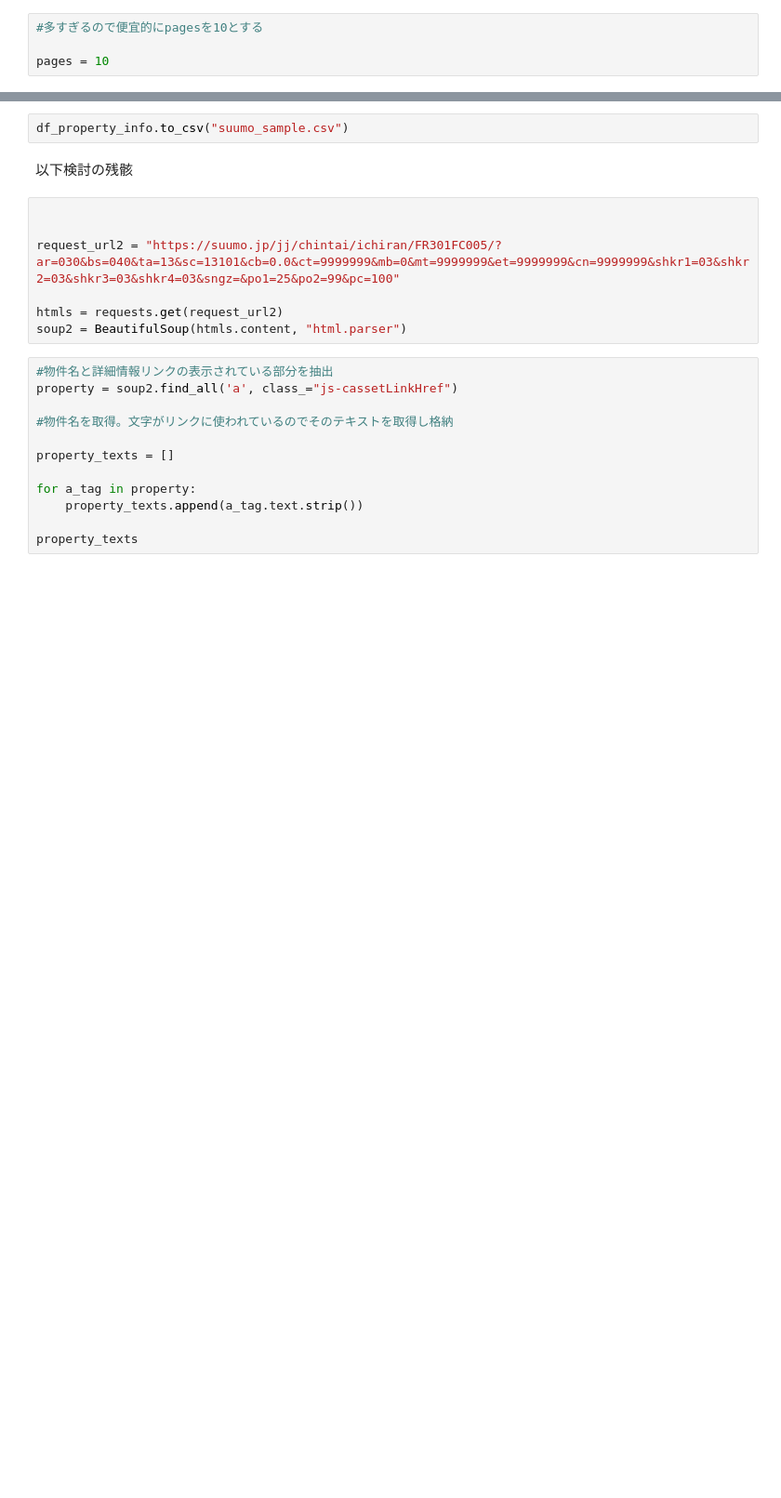
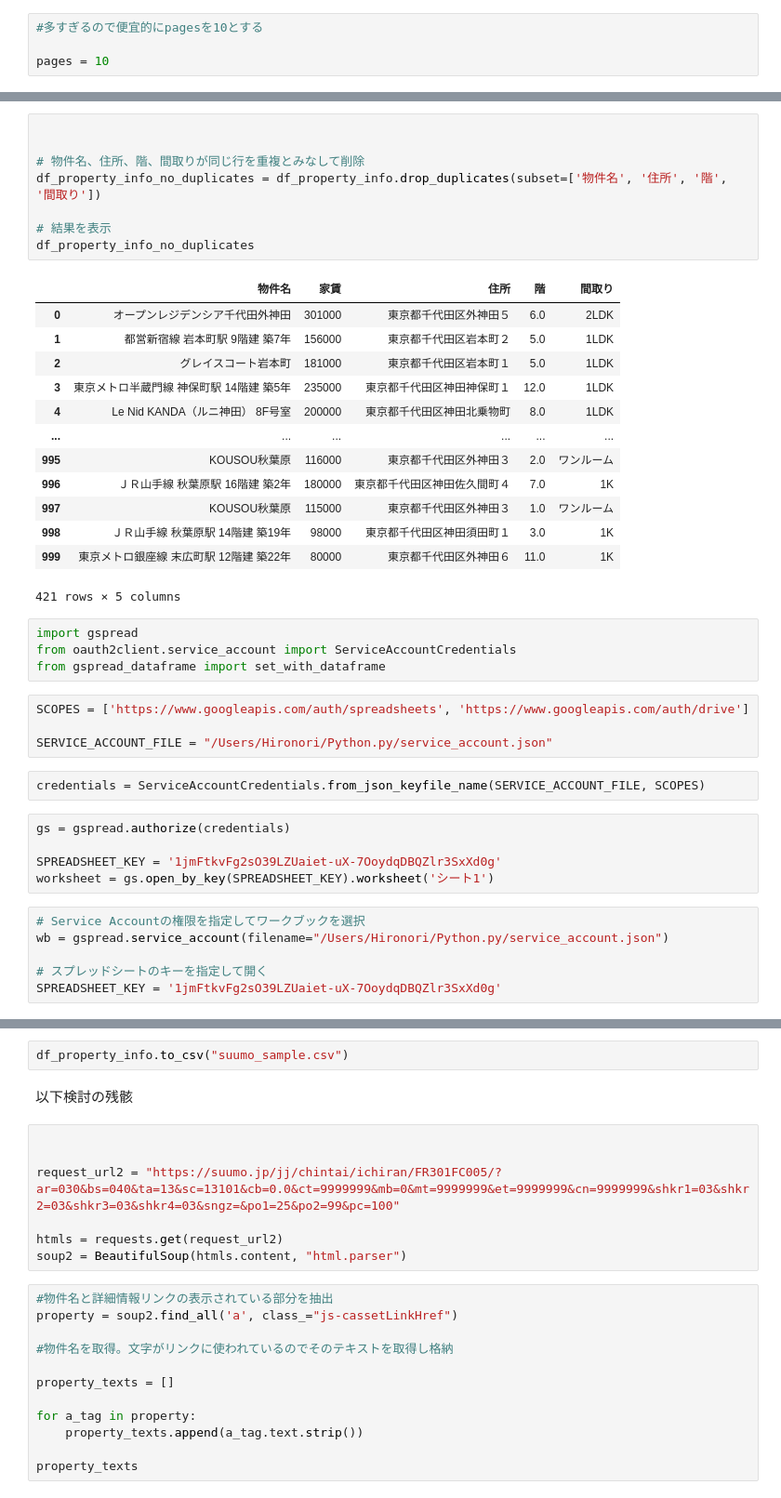
Before and after one commit to RIDLEYsan/tech0, a Jupyter notebook: SUUMO.ipynb, the cells around one changed output, grey strips where cells are left out. Shown at 93% size. Saved outputs shown, nothing was run; the diff lists cells and outputs as text; blank space fills up the shorter version.

```diff
--- a/SUUMO.ipynb
+++ b/SUUMO.ipynb
@@ -148 +148,44 @@ df_property_info
 1000 rows × 5 columns
+# %%
+
+
+# 物件名、住所、階、間取りが同じ行を重複とみなして削除
+df_property_info_no_duplicates = df_property_info.drop_duplicates(subset=['物件名', '住所', '階', '間取り'])
+
+# 結果を表示
+df_property_info_no_duplicates
+# %% [output]
+|  | 物件名 | 家賃 | 住所 | 階 | 間取り |
+| 0 | オープンレジデンシア千代田外神田 | 301000 | 東京都千代田区外神田５ | 6.0 | 2LDK |
+| 1 | 都営新宿線 岩本町駅 9階建 築7年 | 156000 | 東京都千代田区岩本町２ | 5.0 | 1LDK |
+| 2 | グレイスコート岩本町 | 181000 | 東京都千代田区岩本町１ | 5.0 | 1LDK |
+| 3 | 東京メトロ半蔵門線 神保町駅 14階建 築5年 | 235000 | 東京都千代田区神田神保町１ | 12.0 | 1LDK |
+| 4 | Le Nid KANDA（ルニ神田） 8F号室 | 200000 | 東京都千代田区神田北乗物町 | 8.0 | 1LDK |
+| ... | ... | ... | ... | ... | ... |
+| 995 | KOUSOU秋葉原 | 116000 | 東京都千代田区外神田３ | 2.0 | ワンルーム |
+| 996 | ＪＲ山手線 秋葉原駅 16階建 築2年 | 180000 | 東京都千代田区神田佐久間町４ | 7.0 | 1K |
+| 997 | KOUSOU秋葉原 | 115000 | 東京都千代田区外神田３ | 1.0 | ワンルーム |
+| 998 | ＪＲ山手線 秋葉原駅 14階建 築19年 | 98000 | 東京都千代田区神田須田町１ | 3.0 | 1K |
+| 999 | 東京メトロ銀座線 末広町駅 12階建 築22年 | 80000 | 東京都千代田区外神田６ | 11.0 | 1K |
+421 rows × 5 columns
+# %%
+import gspread
+from oauth2client.service_account import ServiceAccountCredentials
+from gspread_dataframe import set_with_dataframe
+# %%
+SCOPES = ['https://www.googleapis.com/auth/spreadsheets', 'https://www.googleapis.com/auth/drive']
+
+SERVICE_ACCOUNT_FILE = "/Users/Hironori/Python.py/service_account.json"
+# %%
+credentials = ServiceAccountCredentials.from_json_keyfile_name(SERVICE_ACCOUNT_FILE, SCOPES)
+# %%
+gs = gspread.authorize(credentials)
+
+SPREADSHEET_KEY = '1jmFtkvFg2sO39LZUaiet-uX-7OoydqDBQZlr3SxXd0g'
+worksheet = gs.open_by_key(SPREADSHEET_KEY).worksheet('シート1')
+# %%
+# Service Accountの権限を指定してワークブックを選択
+wb = gspread.service_account(filename="/Users/Hironori/Python.py/service_account.json")
+
+# スプレッドシートのキーを指定して開く
+SPREADSHEET_KEY = '1jmFtkvFg2sO39LZUaiet-uX-7OoydqDBQZlr3SxXd0g'
```
Also changed, not shown: parts of 7 cells of this notebook, 1 other file.
